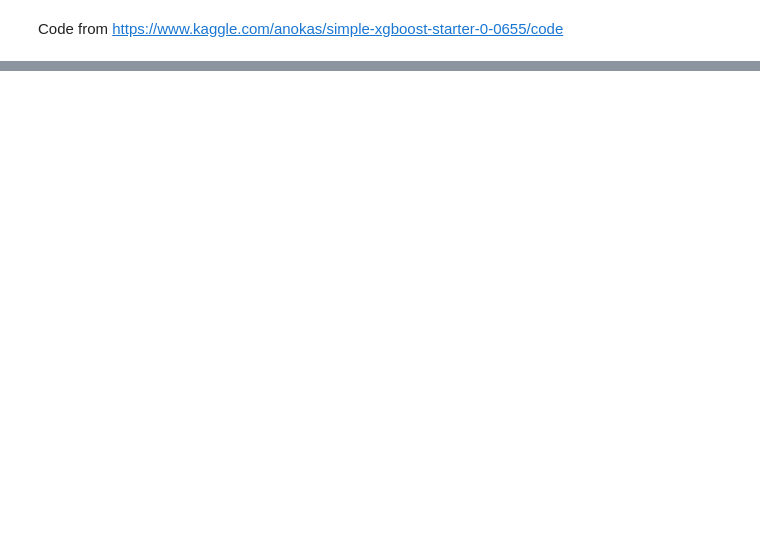
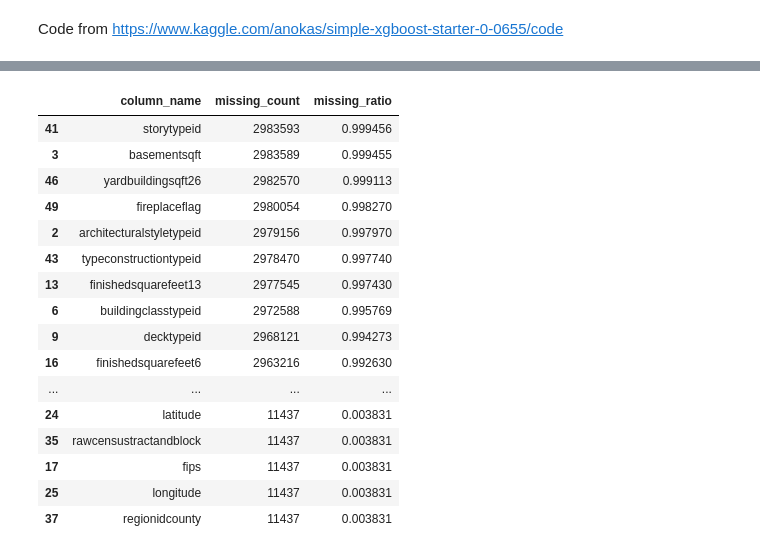
Before and after one commit to voyageth/kaggle, a Jupyter notebook: zillow/SimpleXGBoostStarter.ipynb, the cells around one changed output, grey strips where cells are left out. Drawn from its saved outputs; the diff is of its cells as text; code cells hidden in the pictures; blank space fills up the shorter version.

```diff
--- a/zillow/SimpleXGBoostStarter.ipynb
+++ b/zillow/SimpleXGBoostStarter.ipynb
@@ -113,0 +11,13 @@ Writing csv ...
+# %%
+import numpy as np
+import pandas as pd
+import xgboost as xgb
+import gc
+import matplotlib.pyplot as plt
+import seaborn as sns
+color = sns.color_palette()
+
+%matplotlib inline
+
+pd.options.mode.chained_assignment = None
+pd.options.display.max_columns = 999
@@ -113,0 +102,6 @@ Writing csv ...
+# %%
+print('Loading data ...')
+
+train_df = pd.read_csv('input/train_2016_v2.csv', parse_dates=['transactiondate'])
+prop_df = pd.read_csv('input/properties_2016.csv')
+sample = pd.read_csv('input/sample_submission.csv')
@@ -113,0 +110,6 @@ Writing csv ...
+# %%
+print('Binding to float32')
+
+for c, dtype in zip(prop_df.columns, prop_df.dtypes):
+    if dtype == np.float64:
+        prop_df[c] = prop_df[c].astype(np.float32)
@@ -113,0 +141,25 @@ Writing csv ...
+# %%
+missing_df = prop_df.isnull().sum(axis=0).reset_index()
+missing_df.columns = ['column_name', 'missing_count']
+missing_df = missing_df.loc[missing_df['missing_count'] > 0]
+missing_df = missing_df.sort_values(by='missing_count', ascending=False)
+missing_df['missing_ratio'] = missing_df['missing_count'] / len(prop_df)
+display(missing_df)
+# %% [output]
+|  | column_name | missing_count | missing_ratio |
+| 41 | storytypeid | 2983593 | 0.999456 |
+| 3 | basementsqft | 2983589 | 0.999455 |
+| 46 | yardbuildingsqft26 | 2982570 | 0.999113 |
+| 49 | fireplaceflag | 2980054 | 0.998270 |
+| 2 | architecturalstyletypeid | 2979156 | 0.997970 |
+| 43 | typeconstructiontypeid | 2978470 | 0.997740 |
+| 13 | finishedsquarefeet13 | 2977545 | 0.997430 |
+| 6 | buildingclasstypeid | 2972588 | 0.995769 |
+| 9 | decktypeid | 2968121 | 0.994273 |
+| 16 | finishedsquarefeet6 | 2963216 | 0.992630 |
+| ... | ... | ... | ... |
+| 24 | latitude | 11437 | 0.003831 |
+| 35 | rawcensustractandblock | 11437 | 0.003831 |
+| 17 | fips | 11437 | 0.003831 |
+| 25 | longitude | 11437 | 0.003831 |
+| 37 | regionidcounty | 11437 | 0.003831 |
```
Also changed, not shown: parts of 21 cells of this notebook, 2 other files.
